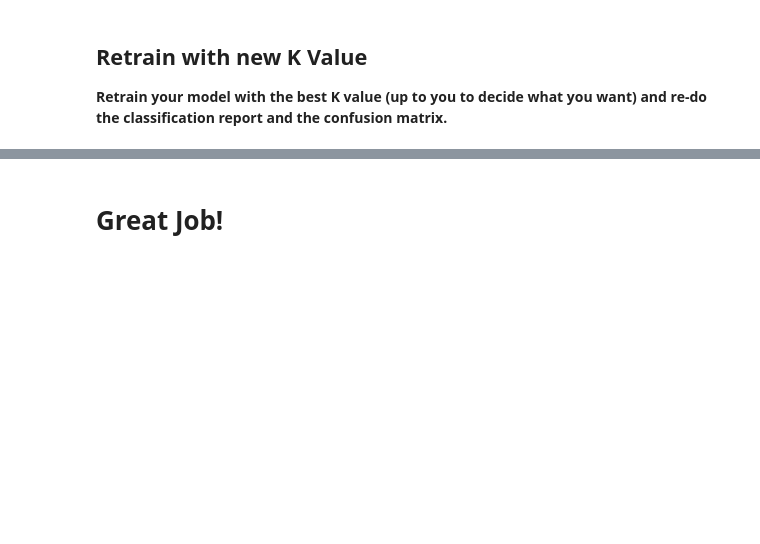
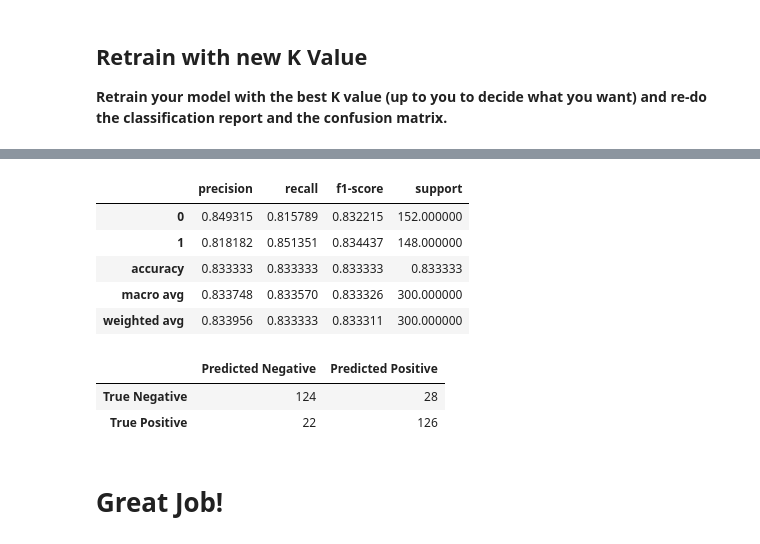
Before and after one commit to sku1978/sk-share-repo, a Jupyter notebook: KNN/K Nearest Neighbors Project.ipynb, the cells around one changed output, grey strips where cells are left out. Saved outputs shown, nothing was run; the diff lists cells and outputs as text; code cells hidden in the pictures; blank space fills up the shorter version.

```diff
--- a/KNN/K Nearest Neighbors Project.ipynb
+++ b/KNN/K Nearest Neighbors Project.ipynb
@@ -168,2 +172,17 @@ avg / total       0.84      0.84      0.84       300
+# %%
+pd.DataFrame(classification_report(y_test, predictions, output_dict=True)).transpose()
+# %% [output]
+|  | precision | recall | f1-score | support |
+| 0 | 0.849315 | 0.815789 | 0.832215 | 152.000000 |
+| 1 | 0.818182 | 0.851351 | 0.834437 | 148.000000 |
+| accuracy | 0.833333 | 0.833333 | 0.833333 | 0.833333 |
+| macro avg | 0.833748 | 0.833570 | 0.833326 | 300.000000 |
+| weighted avg | 0.833956 | 0.833333 | 0.833311 | 300.000000 |
+# %%
+pd.DataFrame(confusion_matrix(y_test, predictions), columns=['Predicted Negative', 'Predicted Positive'], index=['True Negative', 'True Positive'])
+# %% [output]
+|  | Predicted Negative | Predicted Positive |
+| True Negative | 124 | 28 |
+| True Positive | 22 | 126 |
 # %% [markdown]
 # Great Job!
```
Also changed, not shown: parts of 8 cells of this notebook.
